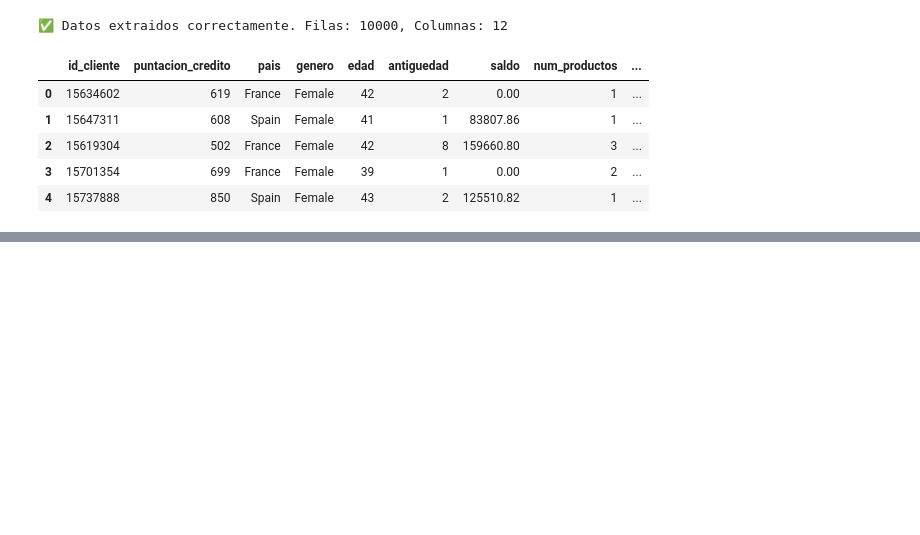
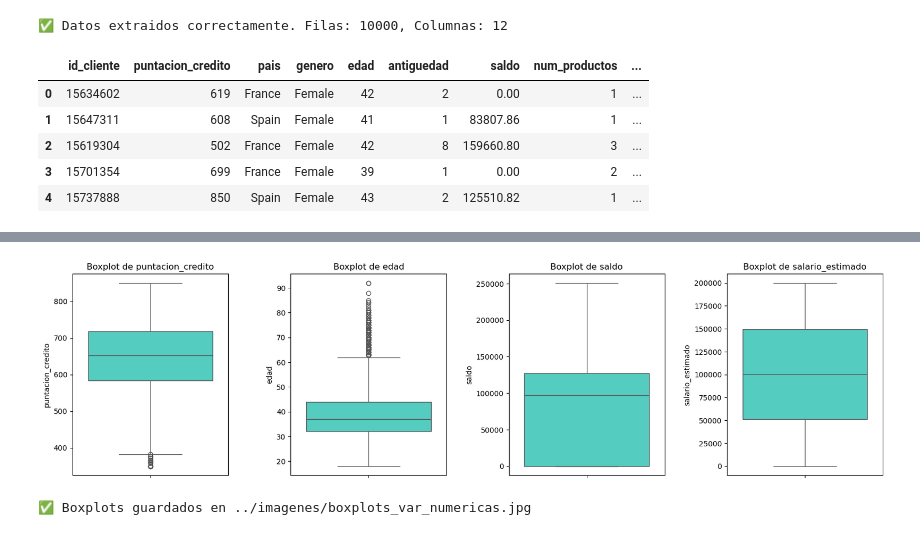
Before and after one commit to mpenacasares/Analisis_Abandono_Clientes, a Jupyter notebook: notebooks/02_analisis.ipynb, the cells around one changed output, grey strips where cells are left out. Cells and saved outputs as stored; diff of their text form; code cells hidden in the pictures; blank space fills up the shorter version.

```diff
--- a/notebooks/02_analisis.ipynb
+++ b/notebooks/02_analisis.ipynb
@@ -41,0 +63,5 @@ df = eda.extraer_datos_csv("../datos/procesado/EDA_Bank_Customer_Churn_Predictio
+# %%
+an.generar_boxplots(df, ruta_guardado="../imagenes/")
+# %% [output]
+[figure, added]
+✅ Boxplots guardados en ../imagenes/boxplots_var_numericas.jpg
```
Also changed, not shown: parts of 4 cells of this notebook, 6 other files.
